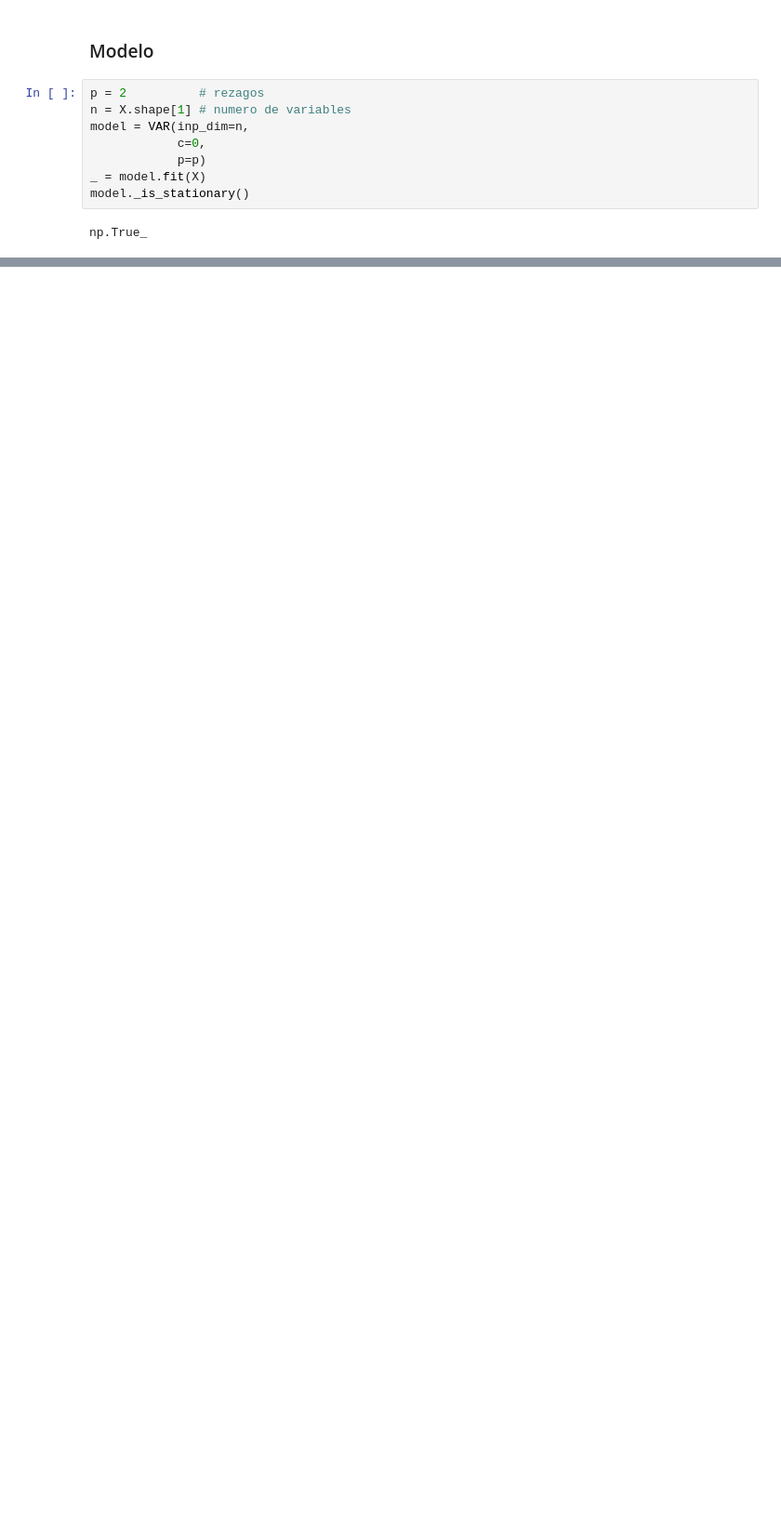
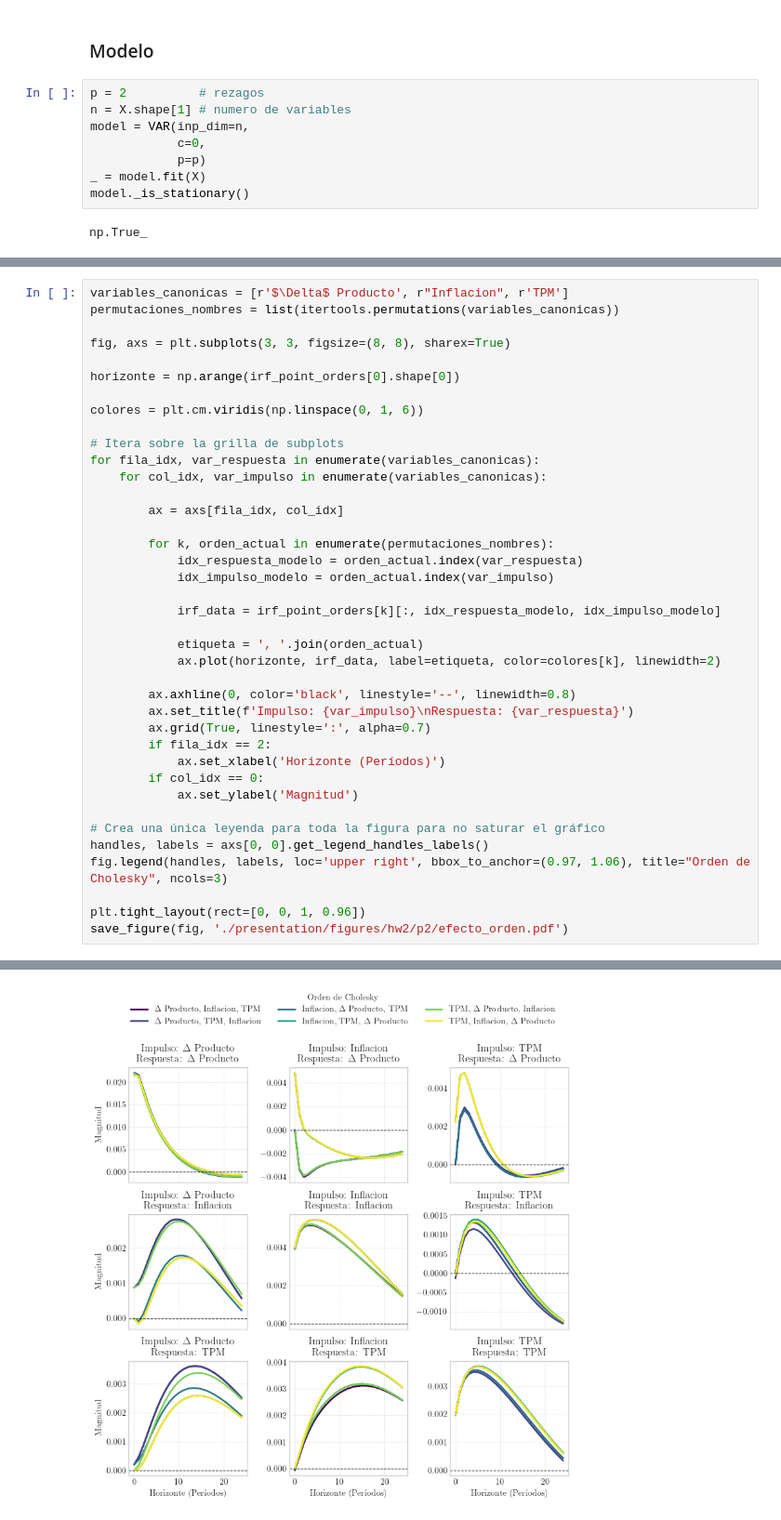
Before and after one commit to ensta630team/HW2, a Jupyter notebook: presentation/notebooks/hw_2/problema_1.ipynb, the cells around one changed output, grey strips where cells are left out. Shown at 93% size. Saved outputs shown, nothing was run; the diff lists cells and outputs as text; blank space fills up the shorter version.

```diff
--- a/presentation/notebooks/hw_2/problema_1.ipynb
+++ b/presentation/notebooks/hw_2/problema_1.ipynb
@@ -142,0 +203,40 @@ save_figure(fig, './presentation/figures/hw2/p2/true_gen.pdf')
+# %%
+variables_canonicas = [r'$\Delta$ Producto', r"Inflacion", r'TPM']
+permutaciones_nombres = list(itertools.permutations(variables_canonicas))
+
+fig, axs = plt.subplots(3, 3, figsize=(8, 8), sharex=True)
+
+horizonte = np.arange(irf_point_orders[0].shape[0])
+
+colores = plt.cm.viridis(np.linspace(0, 1, 6))
+
+# Itera sobre la grilla de subplots
+for fila_idx, var_respuesta in enumerate(variables_canonicas):
+    for col_idx, var_impulso in enumerate(variables_canonicas):
+
+        ax = axs[fila_idx, col_idx]
+
+        for k, orden_actual in enumerate(permutaciones_nombres):
+            idx_respuesta_modelo = orden_actual.index(var_respuesta)
+            idx_impulso_modelo = orden_actual.index(var_impulso)
+
+            irf_data = irf_point_orders[k][:, idx_respuesta_modelo, idx_impulso_modelo]
+
+            etiqueta = ', '.join(orden_actual)
+            ax.plot(horizonte, irf_data, label=etiqueta, color=colores[k], linewidth=2)
+
+        ax.axhline(0, color='black', linestyle='--', linewidth=0.8)
+        ax.set_title(f'Impulso: {var_impulso}\nRespuesta: {var_respuesta}')
+        ax.grid(True, linestyle=':', alpha=0.7)
+        if fila_idx == 2:
+            ax.set_xlabel('Horizonte (Períodos)')
+        if col_idx == 0:
+            ax.set_ylabel('Magnitud')
+
+# Crea una única leyenda para toda la figura para no saturar el gráfico
+handles, labels = axs[0, 0].get_legend_handles_labels()
+fig.legend(handles, labels, loc='upper right', bbox_to_anchor=(0.97, 1.06), title="Orden de Cholesky", ncols=3)
+
+plt.tight_layout(rect=[0, 0, 1, 0.96])
+save_figure(fig, './presentation/figures/hw2/p2/efecto_orden.pdf')
+# %% [output]
@@ -142,0 +244 @@ save_figure(fig, './presentation/figures/hw2/p2/true_gen.pdf')
+[figure, added]
```
Also changed, not shown: parts of 14 cells of this notebook, 11 other files.
